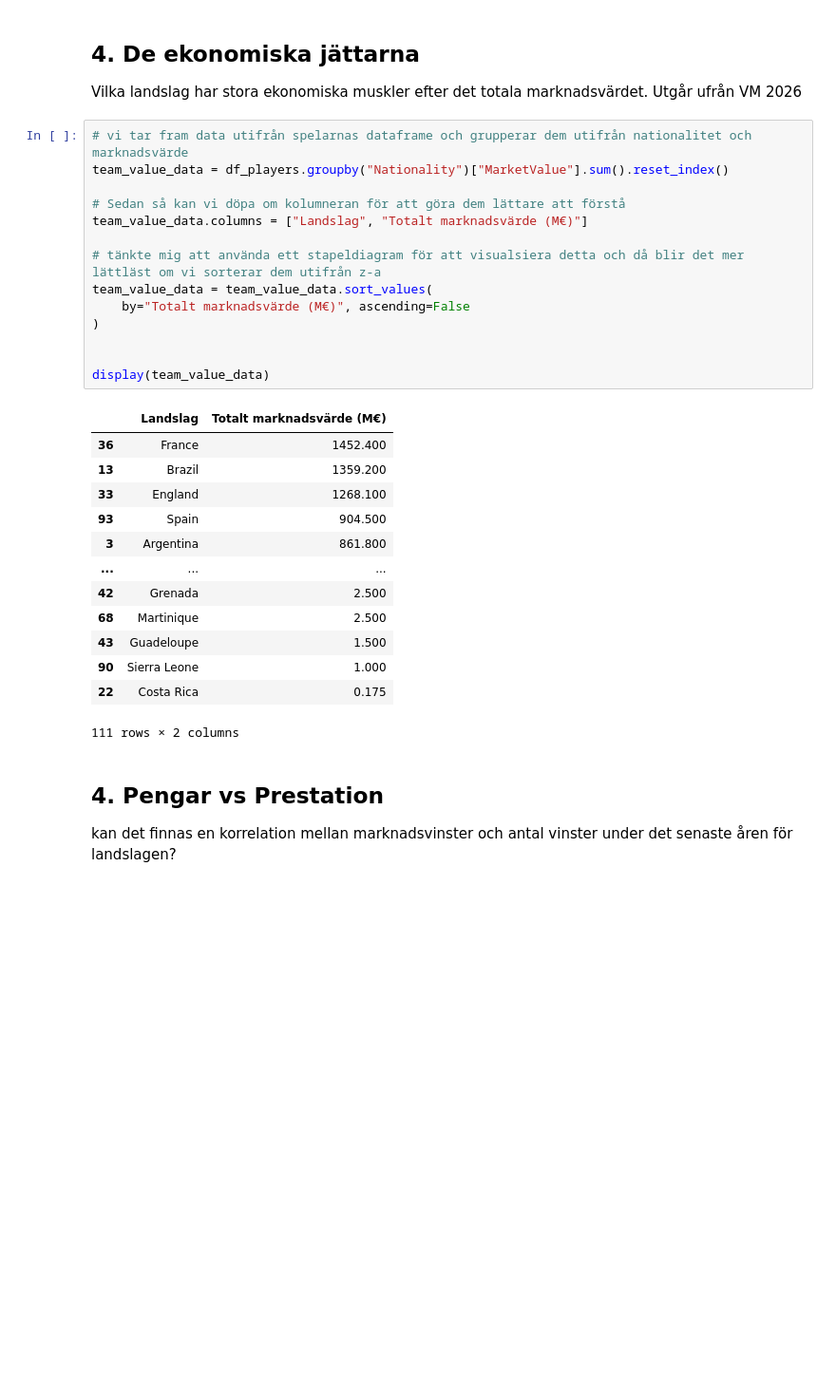
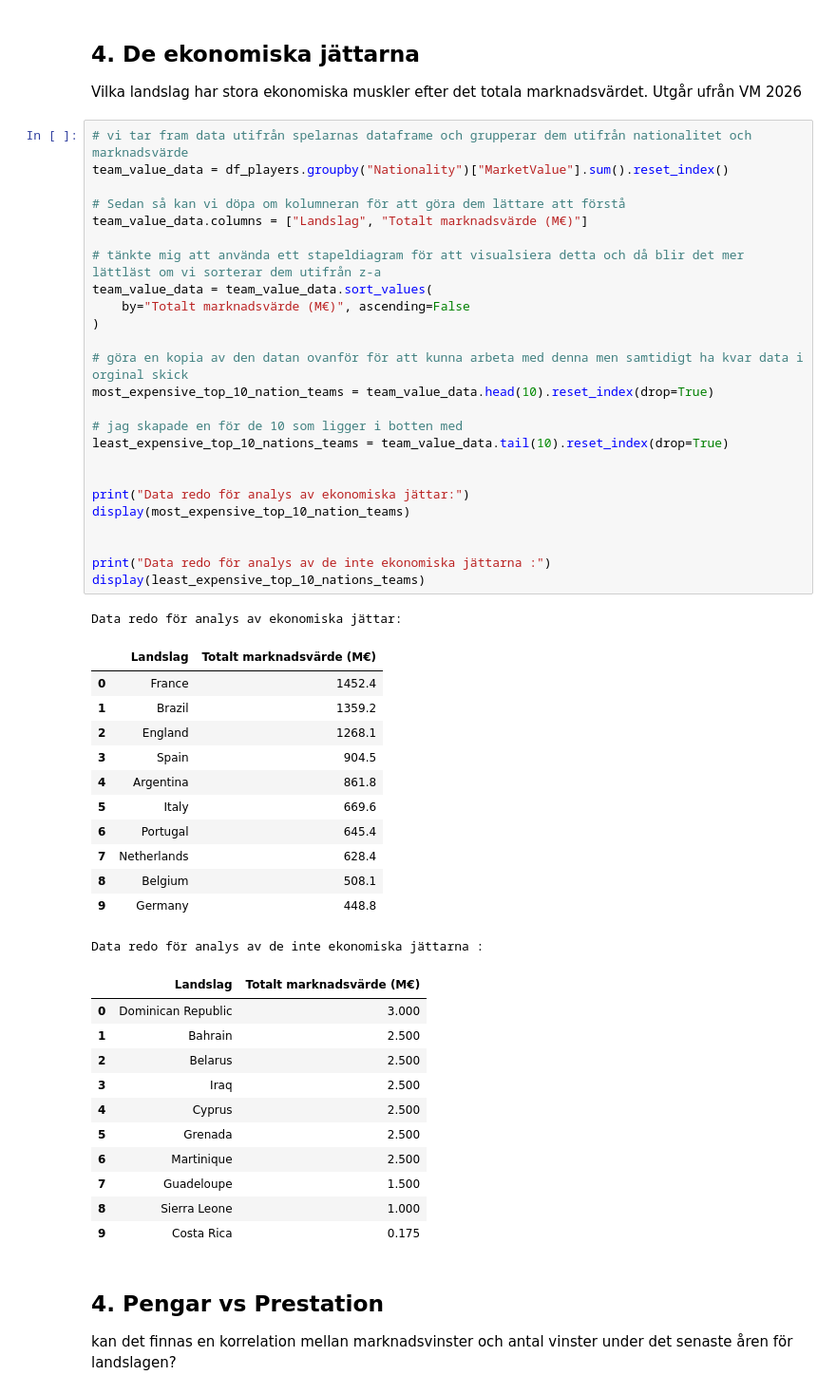
Before and after one commit to webcrunch/kk1-fifa-2026-analysis, a Jupyter notebook: fifa-jupiter.ipynb, the cells around one changed output. Shown at 95% size. Drawn from its saved outputs; the diff is of its cells as text; blank space fills up the shorter version.

```diff
--- a/fifa-jupiter.ipynb
+++ b/fifa-jupiter.ipynb
@@ -603,31 +603,53 @@ Vilka landslag har stora ekonomiska muskler efter det totala marknadsvärdet. Ut
 # %%
 # vi tar fram data utifrån spelarnas dataframe och grupperar dem utifrån nationalitet och marknadsvärde
 team_value_data = df_players.groupby("Nationality")["MarketValue"].sum().reset_index()
 
 # Sedan så kan vi döpa om kolumneran för att göra dem lättare att förstå
 team_value_data.columns = ["Landslag", "Totalt marknadsvärde (M€)"]
 
 # tänkte mig att använda ett stapeldiagram för att visualsiera detta och då blir det mer lättläst om vi sorterar dem utifrån z-a
 team_value_data = team_value_data.sort_values(
     by="Totalt marknadsvärde (M€)", ascending=False
 )
 
+# göra en kopia av den datan ovanför för att kunna arbeta med denna men samtidigt ha kvar data i orginal skick
+most_expensive_top_10_nation_teams = team_value_data.head(10).reset_index(drop=True)
 
-display(team_value_data)
+# jag skapade en för de 10 som ligger i botten med
+least_expensive_top_10_nations_teams = team_value_data.tail(10).reset_index(drop=True)
+
+
+print("Data redo för analys av ekonomiska jättar:")
+display(most_expensive_top_10_nation_teams)
+
+
+print("Data redo för analys av de inte ekonomiska jättarna :")
+display(least_expensive_top_10_nations_teams)
 # %% [output]
+Data redo för analys av ekonomiska jättar:
 |  | Landslag | Totalt marknadsvärde (M€) |
-| 36 | France | 1452.400 |
-| 13 | Brazil | 1359.200 |
-| 33 | England | 1268.100 |
-| 93 | Spain | 904.500 |
-| 3 | Argentina | 861.800 |
-| ... | ... | ... |
-| 42 | Grenada | 2.500 |
-| 68 | Martinique | 2.500 |
-| 43 | Guadeloupe | 1.500 |
-| 90 | Sierra Leone | 1.000 |
-| 22 | Costa Rica | 0.175 |
+| 0 | France | 1452.4 |
+| 1 | Brazil | 1359.2 |
+| 2 | England | 1268.1 |
+| 3 | Spain | 904.5 |
+| 4 | Argentina | 861.8 |
+| 5 | Italy | 669.6 |
+| 6 | Portugal | 645.4 |
+| 7 | Netherlands | 628.4 |
+| 8 | Belgium | 508.1 |
+| 9 | Germany | 448.8 |
-111 rows × 2 columns
+Data redo för analys av de inte ekonomiska jättarna :
+|  | Landslag | Totalt marknadsvärde (M€) |
+| 0 | Dominican Republic | 3.000 |
+| 1 | Bahrain | 2.500 |
+| 2 | Belarus | 2.500 |
+| 3 | Iraq | 2.500 |
+| 4 | Cyprus | 2.500 |
+| 5 | Grenada | 2.500 |
+| 6 | Martinique | 2.500 |
+| 7 | Guadeloupe | 1.500 |
+| 8 | Sierra Leone | 1.000 |
+| 9 | Costa Rica | 0.175 |
 # %% [markdown]
 ## 4. Pengar vs Prestation
 
```
